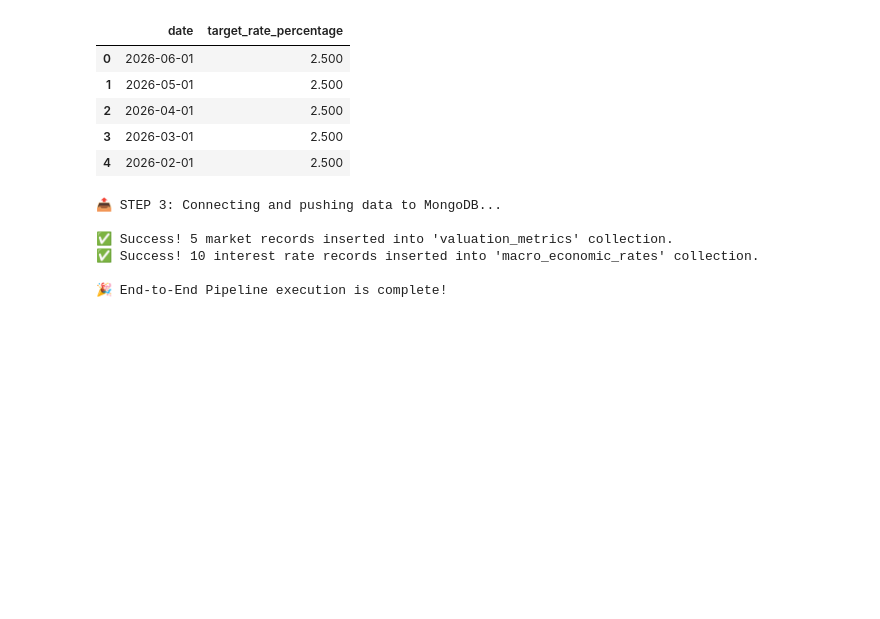
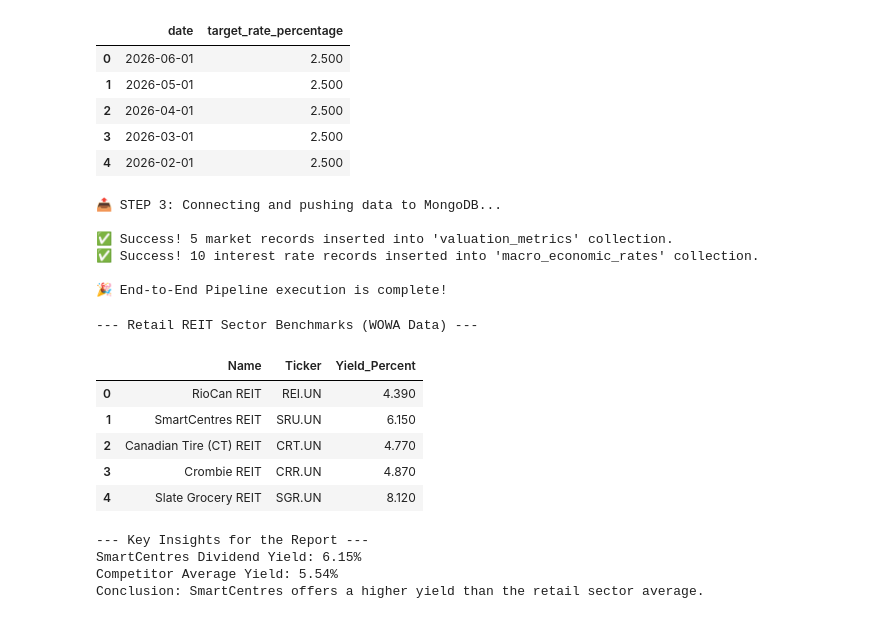
Before and after one commit to Ishtiak06/8730-assignment, a Jupyter notebook: 8730_Reit_July11_2026_Updated.ipynb, the cells around one changed output. Drawn from its saved outputs; the diff is of its cells as text; code cells hidden in the pictures; blank space fills up the shorter version.

```diff
--- a/8730_Reit_July11_2026_Updated.ipynb
+++ b/8730_Reit_July11_2026_Updated.ipynb
@@ -172,3 +172,49 @@ except Exception as e:
 ✅ Success! 10 interest rate records inserted into 'macro_economic_rates' collection.
 
 🎉 End-to-End Pipeline execution is complete!
+# %%
+# WOWA Page - Aravindhan
+
+import pandas as pd
+
+# 1. Manually extracted Retail REIT data from the WOWA Canada article
+retail_reit_data = [
+    {"Name": "RioCan REIT", "Ticker": "REI.UN", "Yield_Percent": 4.39},
+    {"Name": "SmartCentres REIT", "Ticker": "SRU.UN", "Yield_Percent": 6.15},
+    {"Name": "Canadian Tire (CT) REIT", "Ticker": "CRT.UN", "Yield_Percent": 4.77},
+    {"Name": "Crombie REIT", "Ticker": "CRR.UN", "Yield_Percent": 4.87},
+    {"Name": "Slate Grocery REIT", "Ticker": "SGR.UN", "Yield_Percent": 8.12}
+]
+
+# 2. Convert to DataFrame
+df_retail_sector = pd.DataFrame(retail_reit_data)
+
+# 3. Calculate the Sector Benchmark (Average Yield)
+# Excluding SmartCentres (SRU.UN) from the average to get a true "competitor" benchmark
+competitors_only = df_retail_sector[df_retail_sector['Ticker'] != 'SRU.UN']
+average_competitor_yield = competitors_only['Yield_Percent'].mean()
+sru_yield = df_retail_sector[df_retail_sector['Ticker'] == 'SRU.UN']['Yield_Percent'].values[0]
+
+print("--- Retail REIT Sector Benchmarks (WOWA Data) ---")
+display(df_retail_sector)
+
+print("\n--- Key Insights for the Report ---")
+print(f"SmartCentres Dividend Yield: {sru_yield}%")
+print(f"Competitor Average Yield: {average_competitor_yield:.2f}%")
+
+if sru_yield > average_competitor_yield:
+    print("Conclusion: SmartCentres offers a higher yield than the retail sector average.")
+else:
+    print("Conclusion: SmartCentres is lagging behind the retail sector average yield.")
+# %% [output]
+--- Retail REIT Sector Benchmarks (WOWA Data) ---
+|  | Name | Ticker | Yield_Percent |
+| 0 | RioCan REIT | REI.UN | 4.390 |
+| 1 | SmartCentres REIT | SRU.UN | 6.150 |
+| 2 | Canadian Tire (CT) REIT | CRT.UN | 4.770 |
+| 3 | Crombie REIT | CRR.UN | 4.870 |
+| 4 | Slate Grocery REIT | SGR.UN | 8.120 |
+--- Key Insights for the Report ---
+SmartCentres Dividend Yield: 6.15%
+Competitor Average Yield: 5.54%
+Conclusion: SmartCentres offers a higher yield than the retail sector average.
```
